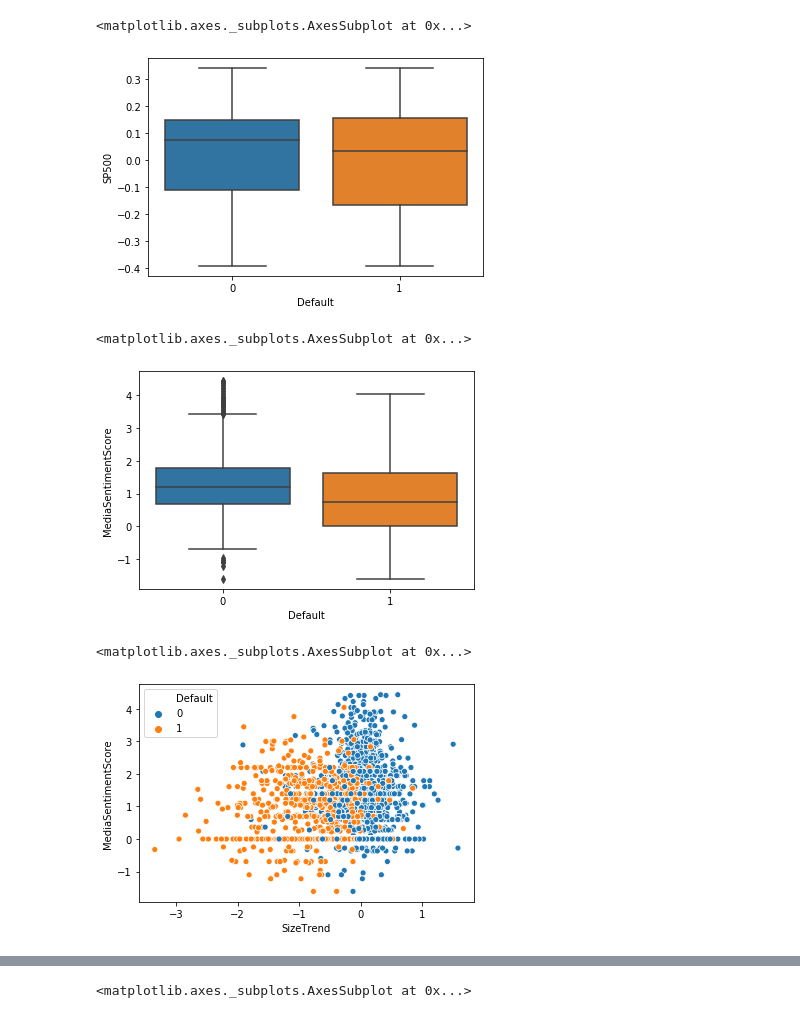
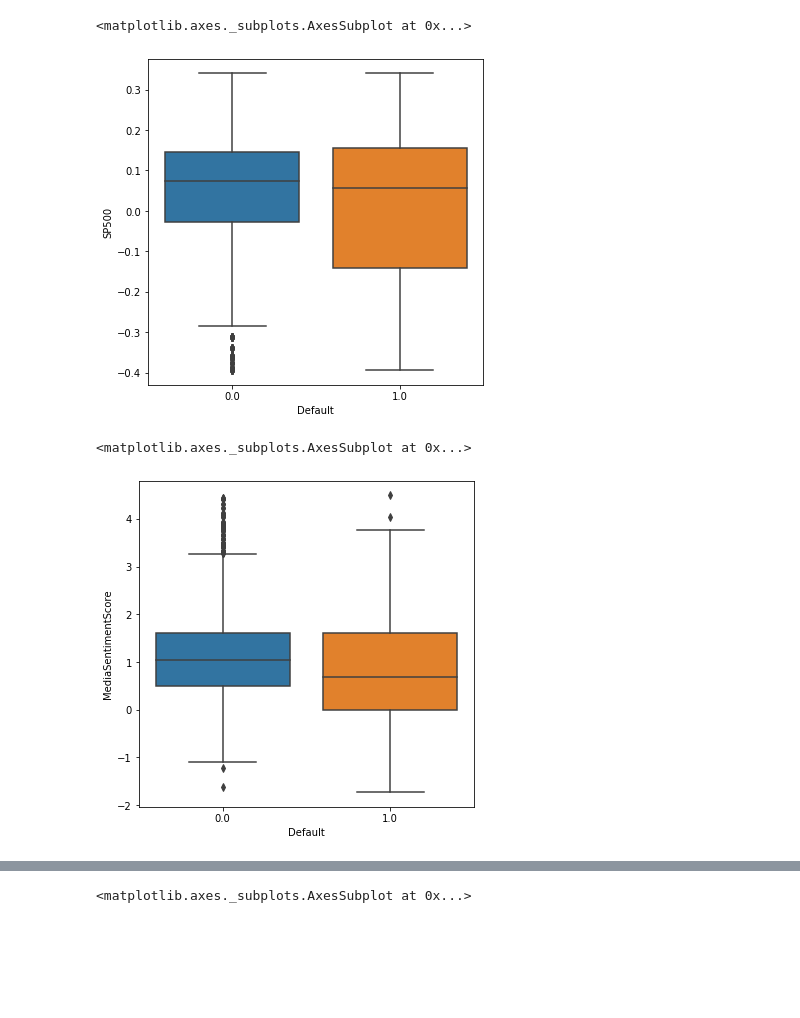
Before and after one commit to handsomegod100/work, a Jupyter notebook: 企業違約EDA.ipynb, the cells around one changed output, grey strips where cells are left out. Drawn from its saved outputs; the diff is of its cells as text; code cells hidden in the pictures; blank space fills up the shorter version.

```diff
--- a/企業違約EDA.ipynb
+++ b/企業違約EDA.ipynb
@@ -9,9 +11,9 @@ import scipy.io as sio
 # %%
 col = ["ID","Default","SP500","TreasuryRate","DTDLevel","DTDTrend","Cash/TALevel","Cash/TATrend"
       ,"NI/TALevel","NI/TATrend","SizeLevel","SizeTrend","M/B","SIGMA","MediaSentimentScore"]
-data = pd.read_excel("2808x15.xlsx",header = None)
-data.columns = col
-data.head()
+train = pd.read_excel("2808x15.xlsx",header = None)
+train.columns = col
+train.head()
 # %% [output]
 |  | ID | Default | SP500 | TreasuryRate | DTDLevel | DTDTrend | Cash/TALevel | Cash/TATrend | NI/TALevel | ... |
 | 0 | 29914 | 0 | 0.105748 | 5.781667 | 2.991237 | -0.304599 | 0.005914 | -0.000994 | 0.008041 | ... |
@@ -27,0 +24,6 @@ sns.barplot(dtable.index, dtable)
+# %%
+test = sio.loadmat("test")
+test = pd.DataFrame(test["new"])
+test.columns = col
+comp = pd.concat([train,test])
+test.head()
@@ -28,15 +48,12 @@ sns.barplot(dtable.index, dtable)
 # %%
-sns.boxplot("Default" , "SP500" ,data = data) #違約與未違約公司總體環境素質
+plt.figure(figsize=(6,6))
+sns.boxplot("Default" , "SP500" ,data = comp) #違約與未違約公司總體環境素質
 # %% [output]
 <matplotlib.axes._subplots.AxesSubplot at 0x...>
-[figure, old version]
+[figure, new version]
 # %%
-sns.boxplot("Default" , "MediaSentimentScore" ,data = data) #違約與未違約公司媒體情指標
+plt.figure(figsize=(6,6))
+sns.boxplot("Default" , "MediaSentimentScore" ,data = comp) #違約與未違約公司媒體情指標
 # %% [output]
 <matplotlib.axes._subplots.AxesSubplot at 0x...>
-[figure, old version]
+[figure, new version]
-# %%
-sns.scatterplot("SizeTrend", "MediaSentimentScore","Default",data=data) #公司成長趨勢與媒體情感指標
-# %% [output]
-<matplotlib.axes._subplots.AxesSubplot at 0x...>
-[figure, removed]
```
Also changed, not shown: parts of 6 cells of this notebook.
